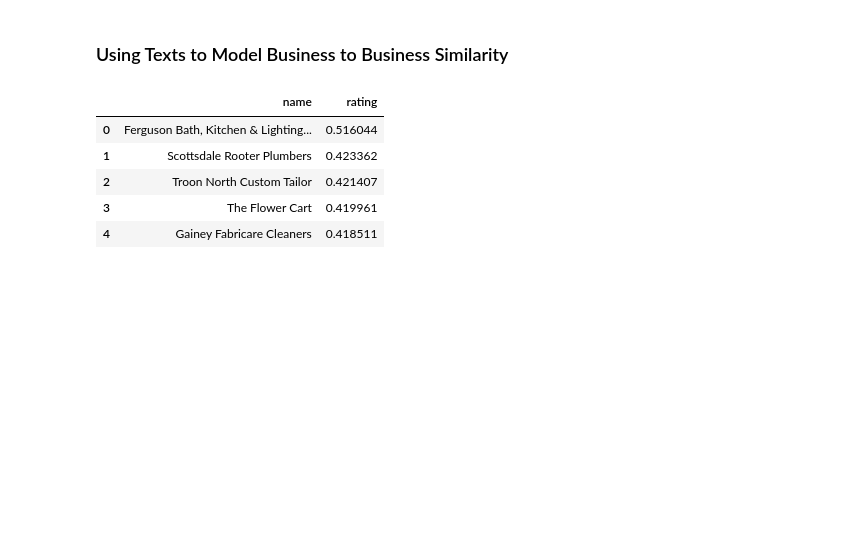
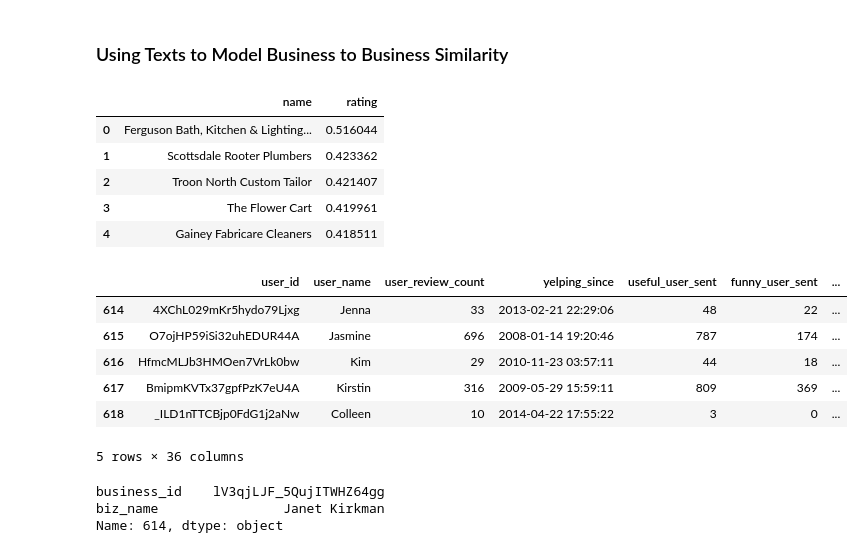
Before and after one commit to yuchild/yelp_cap3_jupyter, a Jupyter notebook: yelp_users_help_from_yelp.ipynb, the cells around one changed output. Drawn from its saved outputs; the diff is of its cells as text; code cells hidden in the pictures; blank space fills up the shorter version.

```diff
--- a/yelp_users_help_from_yelp.ipynb
+++ b/yelp_users_help_from_yelp.ipynb
@@ -676,3 +677,13 @@ con_bas_biz_rec(df = user_rev_biz, n = 5)
 | 2 | Troon North Custom Tailor | 0.421407 |
 | 3 | The Flower Cart | 0.419961 |
 | 4 | Gainey Fabricare Cleaners | 0.418511 |
+# %%
+user_rev_biz_scott.head()
+# %% [output]
+|  | user_id | user_name | user_review_count | yelping_since | useful_user_sent | funny_user_sent | ... |
+| 614 | 4XChL029mKr5hydo79Ljxg | Jenna | 33 | 2013-02-21 22:29:06 | 48 | 22 | ... |
+| 615 | O7ojHP59iSi32uhEDUR44A | Jasmine | 696 | 2008-01-14 19:20:46 | 787 | 174 | ... |
+| 616 | HfmcMLJb3HMOen7VrLk0bw | Kim | 29 | 2010-11-23 03:57:11 | 44 | 18 | ... |
+| 617 | BmipmKVTx37gpfPzK7eU4A | Kirstin | 316 | 2009-05-29 15:59:11 | 809 | 369 | ... |
+| 618 | _ILD1nTTCBjp0FdG1j2aNw | Colleen | 10 | 2014-04-22 17:55:22 | 3 | 0 | ... |
+5 rows × 36 columns
@@ -678,0 +692,6 @@ con_bas_biz_rec(df = user_rev_biz, n = 5)
+# %%
+urbs_cond[['business_id', 'biz_name']].iloc[0]
+# %% [output]
+business_id    lV3qjLJF_5QujITWHZ64gg
+biz_name                Janet Kirkman
+Name: 614, dtype: object
```
Also changed, not shown: parts of 4 cells of this notebook, 9 other files.
